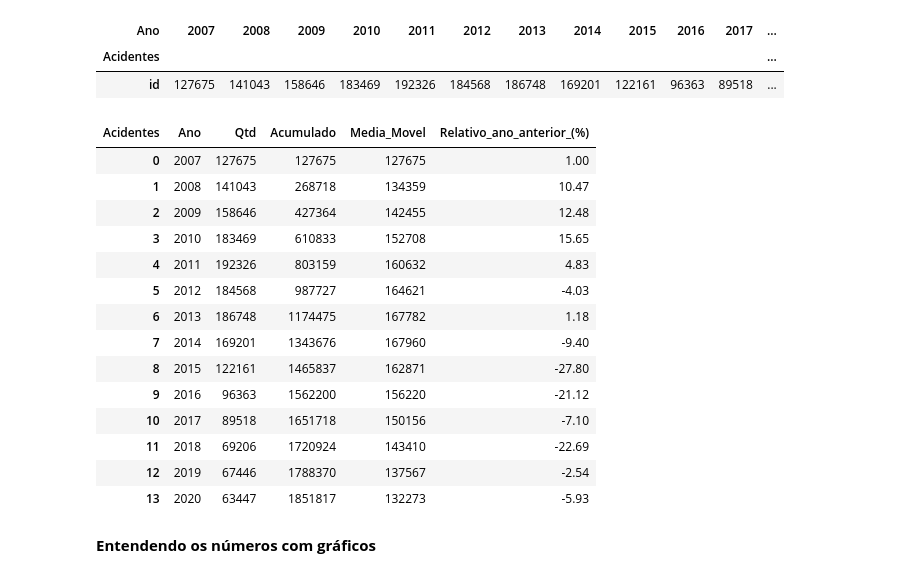
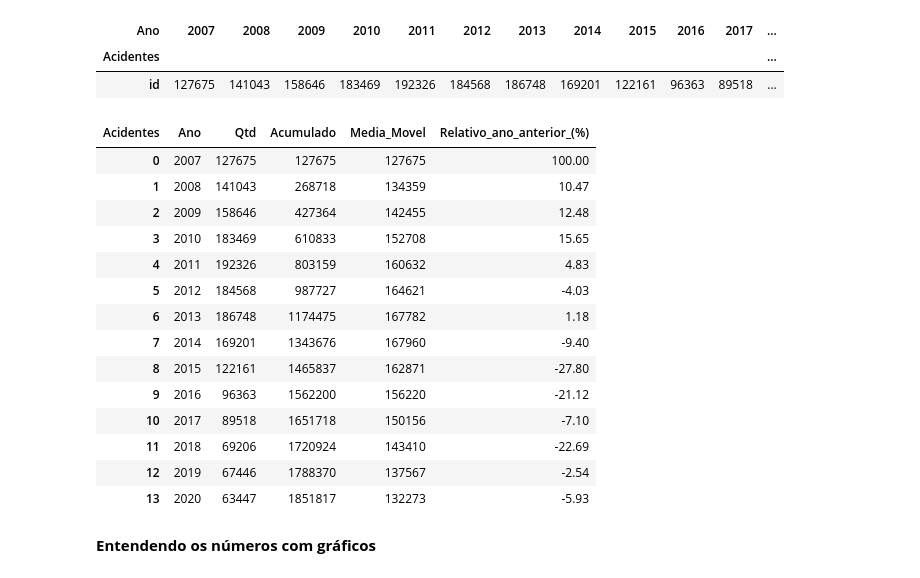
Before and after one commit to FelipeGBarreto/Projects, a Jupyter notebook: Acidentes_Rodovias_Federais.ipynb, the cells around one changed output. Drawn from its saved outputs; the diff is of its cells as text; code cells hidden in the pictures.

```diff
--- a/Acidentes_Rodovias_Federais.ipynb
+++ b/Acidentes_Rodovias_Federais.ipynb
@@ -78,6 +78,13 @@ plt.show()
 ...
 # %%
 dataset = dataset.drop(columns=['latitude', 'longitude', 'regional', 'delegacia', 'uop', 'ano'])
+# %%
+dataset.dia_semana = dataset.dia_semana.map({'quarta-feira':'Quarta', 'quinta-feira':'Quinta', 'sexta-feira':'Sexta',
+                                            'sábado':'Sábado', 'domingo':'Domingo','segunda-feira':'Segunda', 'terça-feira':'Terça',
+                                             'Sexta':'Sexta', 'Sábado':'Sábado', 'Domingo':'Domingo','Segunda':'Segunda',
+                                             'Terça':'Terça', 'Quarta':'Quarta', 'Quinta':'Quinta'})
+# %%
+dataset['Ordem_Semana'] = dataset.dia_semana.map({'Segunda':1,'Terça':2,'Quarta':3,'Quinta':4,'Sexta':5,'Sábado':6,'Domingo':7})
 # %% [markdown]
 ### 3.1. Acidentes por Ano, Mês e Comportamento das Séries Temporais
 # %% [markdown]
@@ -97,17 +104,17 @@ acidentes.T
 # %%
 acidentes["Acumulado"] = [acidentes.id[:i+1].sum() for i in range(acidentes.shape[0])]
 acidentes["Media_Movel"] = [round(acidentes.id[:i+1].mean()) for i in range(acidentes.shape[0])]
 acidentes.rename(columns={"id":"Qtd"}, inplace=True)
 
-acidentes["Relativo_ano_anterior_(%)"] = acidentes.Qtd
+acidentes["Relativo_ano_anterior_(%)"] = 0
 for i in range(acidentes.shape[0]):
-  if i == 0: acidentes["Relativo_ano_anterior_(%)"].iloc[i] = 1
+  if i == 0: acidentes["Relativo_ano_anterior_(%)"].iloc[i] = 100
   else: acidentes["Relativo_ano_anterior_(%)"].iloc[i] = round((acidentes["Qtd"].iloc[i]/acidentes["Qtd"].iloc[i-1])-1,4)*100
 acidentes.reset_index(inplace=True)
 acidentes
 # %% [output]
 | Acidentes | Ano | Qtd | Acumulado | Media_Movel | Relativo_ano_anterior_(%) |
-| 0 | 2007 | 127675 | 127675 | 127675 | 1.00 |
+| 0 | 2007 | 127675 | 127675 | 127675 | 100.00 |
 | 1 | 2008 | 141043 | 268718 | 134359 | 10.47 |
 | 2 | 2009 | 158646 | 427364 | 142455 | 12.48 |
 | 3 | 2010 | 183469 | 610833 | 152708 | 15.65 |
```
Also changed, not shown: parts of 8 cells of this notebook.
